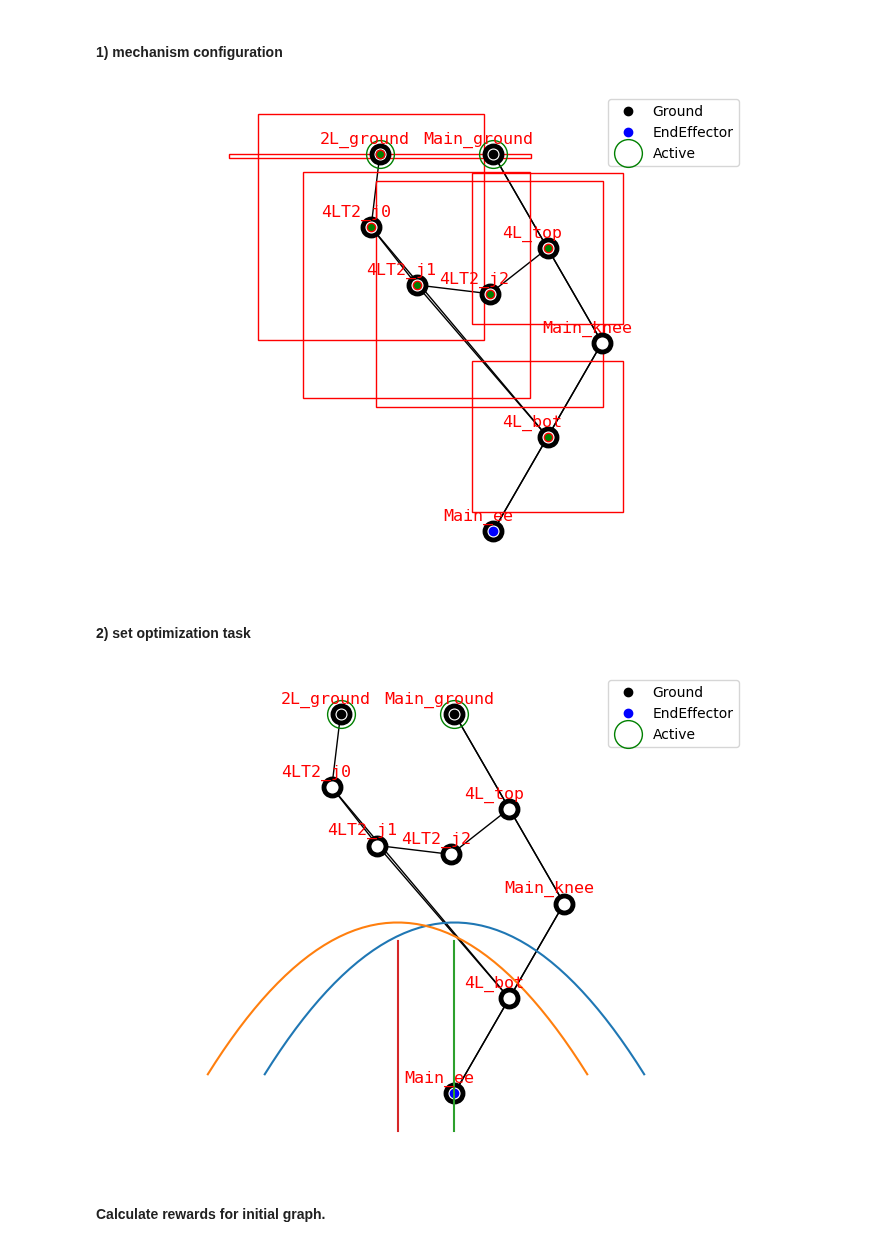
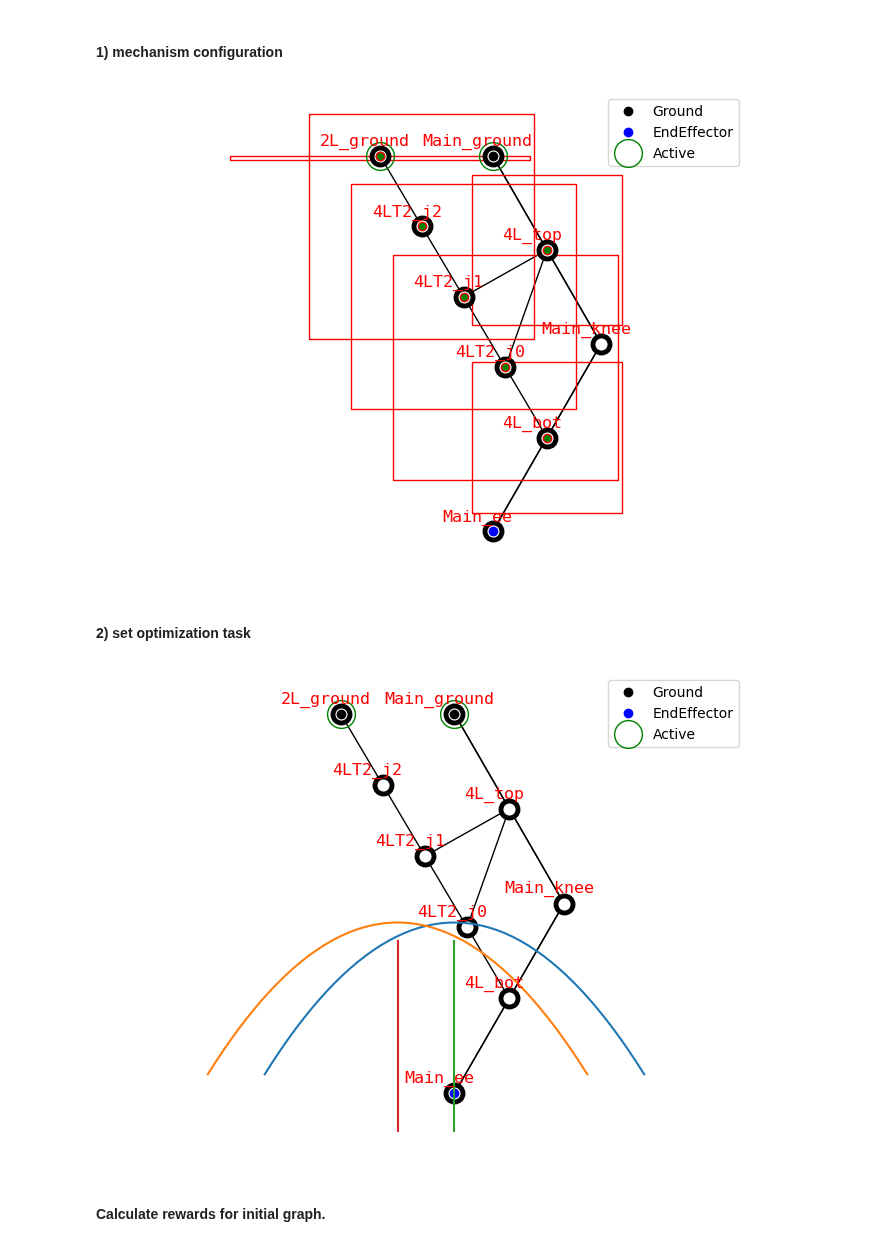
Before and after one commit to LicAiBeerLab/auto-robotics-design, a Jupyter notebook: apps/optimize/single_topology_optimization.ipynb, the cells around one changed output. Drawn from its saved outputs; the diff is of its cells as text; code cells hidden in the pictures.

```diff
--- a/apps/optimize/single_topology_optimization.ipynb
+++ b/apps/optimize/single_topology_optimization.ipynb
@@ -32,17 +32,17 @@ from auto_robot_design.description.builder import ParametrizedBuilder, DetailedU
 # %%
 generator = TwoLinkGenerator()
 all_graphs = generator.get_standard_set(shift=0.3)
-graph, constrain_dict = all_graphs[4]
+graph, constrain_dict = all_graphs[8]
 
 actuator = TMotor_AK10_9()
-actuator = TMotor_AK60_6()
+# actuator = TMotor_AK60_6()
 thickness = 0.04
 builder = ParametrizedBuilder(DetailedURDFCreatorFixedEE, size_ground=np.array(
     [thickness*5, thickness*10, thickness*2]), actuator=actuator,thickness=thickness)
 draw_joint_point(graph)
 visualize_constrains(graph, constrain_dict)
 # %% [output]
-[figure, old version]
+[figure, new version]
 # %% [markdown]
 #### 2) set optimization task
 # %%
@@ -96,7 +96,7 @@ for _, trajectories in rewards_and_trajectories:
     for trajectory in trajectories:
         plt.plot(trajectory[:,0],trajectory[:,2])
 # %% [output]
-[figure, old version]
+[figure, new version]
 # %% [markdown]
 #### Calculate rewards for initial graph.
 # %%
```
Also changed, not shown: parts of 12 cells of this notebook, 10 other files.
